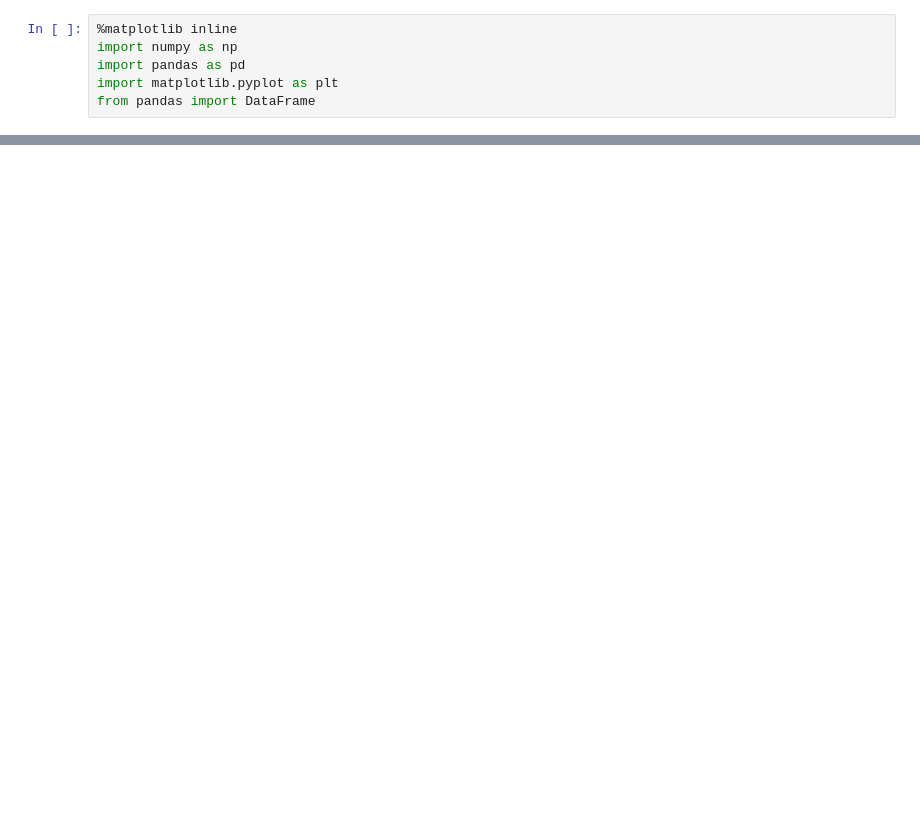
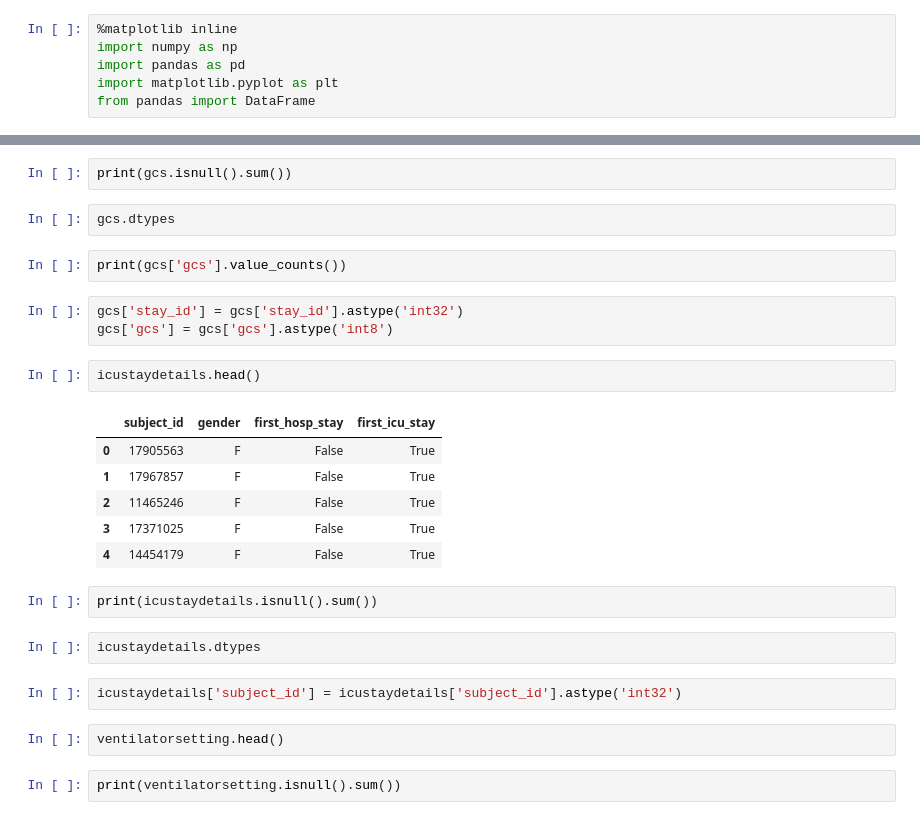
Before and after one commit to saravananmohan1408/MIMIC, a Jupyter notebook: Capstone Data pre-processing Ver 1.ipynb, the cells around one changed output, grey strips where cells are left out. Saved outputs shown, nothing was run; the diff lists cells and outputs as text; blank space fills up the shorter version.

```diff
--- a/Capstone Data pre-processing Ver 1.ipynb
+++ b/Capstone Data pre-processing Ver 1.ipynb
@@ -63,0 +319,28 @@ pre = pd.merge(icustays, inputevents, on='stay_id')
+# %%
+print(gcs.isnull().sum())
+# %%
+gcs.dtypes
+# %%
+print(gcs['gcs'].value_counts())
+# %%
+gcs['stay_id'] = gcs['stay_id'].astype('int32')
+gcs['gcs'] = gcs['gcs'].astype('int8')
+# %%
+icustaydetails.head()
+# %% [output]
+|  | subject_id | gender | first_hosp_stay | first_icu_stay |
+| 0 | 17905563 | F | False | True |
+| 1 | 17967857 | F | False | True |
+| 2 | 11465246 | F | False | True |
+| 3 | 17371025 | F | False | True |
+| 4 | 14454179 | F | False | True |
+# %%
+print(icustaydetails.isnull().sum())
+# %%
+icustaydetails.dtypes
+# %%
+icustaydetails['subject_id'] = icustaydetails['subject_id'].astype('int32')
+# %%
+ventilatorsetting.head()
+# %%
+print(ventilatorsetting.isnull().sum())
```
Also changed, not shown: parts of 103 cells of this notebook.
